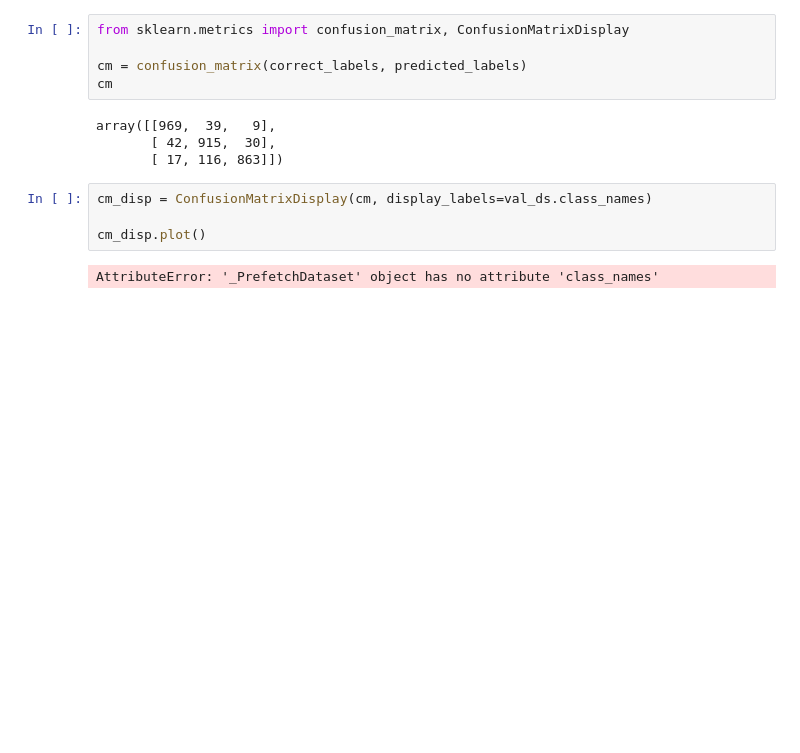
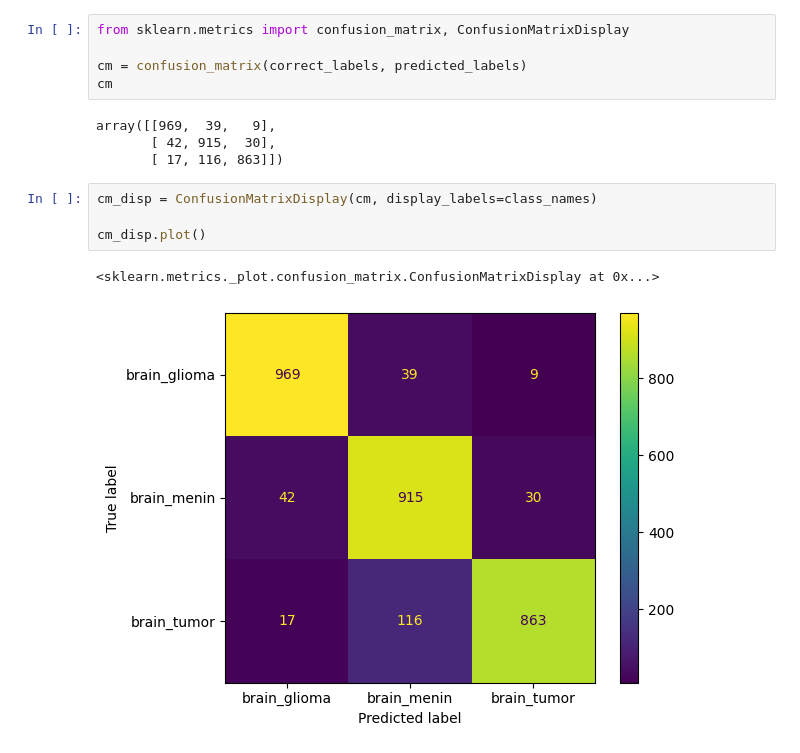
Before and after one commit to macman1717/Cancer-Image-Classification, a Jupyter notebook: Image Classification Tut.ipynb, the cells around one changed output. Cells and saved outputs as stored; diff of their text form; blank space fills up the shorter version.

Commit message:
added consusion matrix

```diff
--- a/Image Classification Tut.ipynb
+++ b/Image Classification Tut.ipynb
@@ -203,8 +203,9 @@ array([[969,  39,   9],
        [ 42, 915,  30],
        [ 17, 116, 863]])
 # %%
-cm_disp = ConfusionMatrixDisplay(cm, display_labels=val_ds.class_names)
+cm_disp = ConfusionMatrixDisplay(cm, display_labels=class_names)
 
 cm_disp.plot()
 # %% [output]
-AttributeError: '_PrefetchDataset' object has no attribute 'class_names'
+<sklearn.metrics._plot.confusion_matrix.ConfusionMatrixDisplay at 0x...>
+[figure, added]
```
